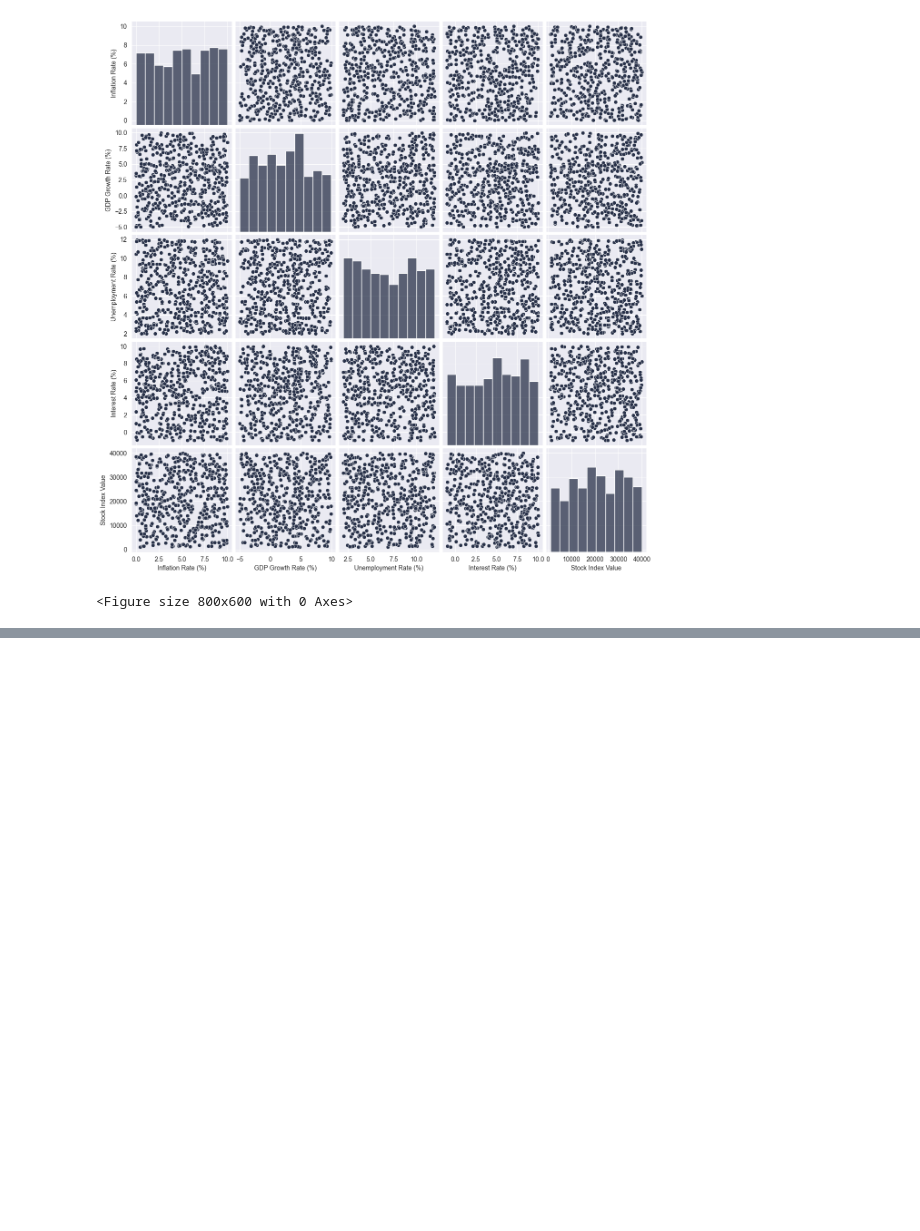
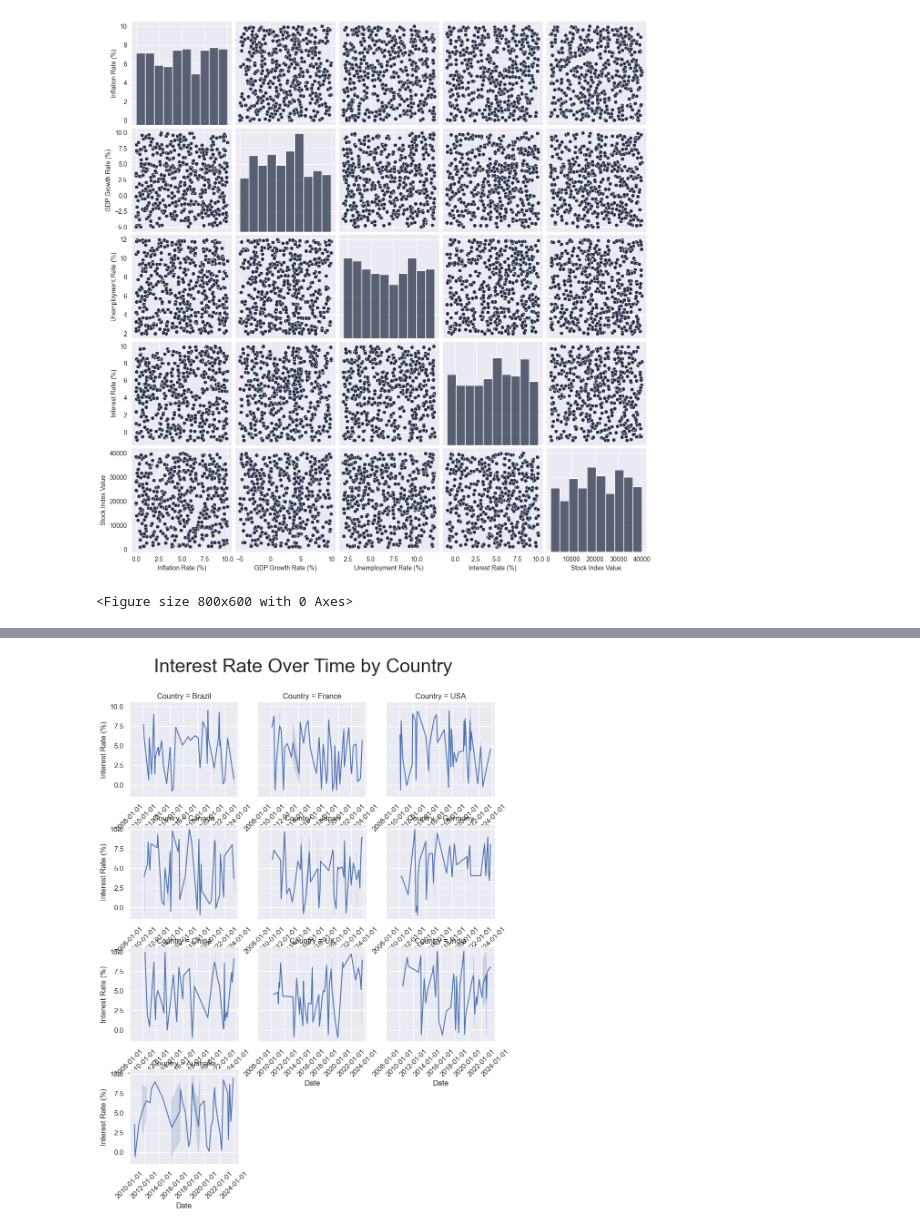
Before and after one commit to muhammederbay10/clustering-countries-economic-indicators, a Jupyter notebook: Countries.ipynb, the cells around one changed output, grey strips where cells are left out. Saved outputs shown, nothing was run; the diff lists cells and outputs as text; code cells hidden in the pictures; blank space fills up the shorter version.

```diff
--- a/Countries.ipynb
+++ b/Countries.ipynb
@@ -212,0 +248,11 @@ plt.show()
+# %%
+# Plotting Interest Rate Rate Over Time by Country
+sns.set_theme(style="darkgrid")
+g = sns.FacetGrid(df, col="Country", col_wrap=3, height=3, sharex=False)
+g.map_dataframe(sns.lineplot, x="Date", y="Interest Rate (%)")
+g.set_xticklabels(rotation=45)
+plt.subplots_adjust(top=0.9)
+g.figure.suptitle('Interest Rate Over Time by Country', fontsize=30)
+plt.show()
+# %% [output]
+[figure, added]
```
Also changed, not shown: parts of 6 cells of this notebook.
